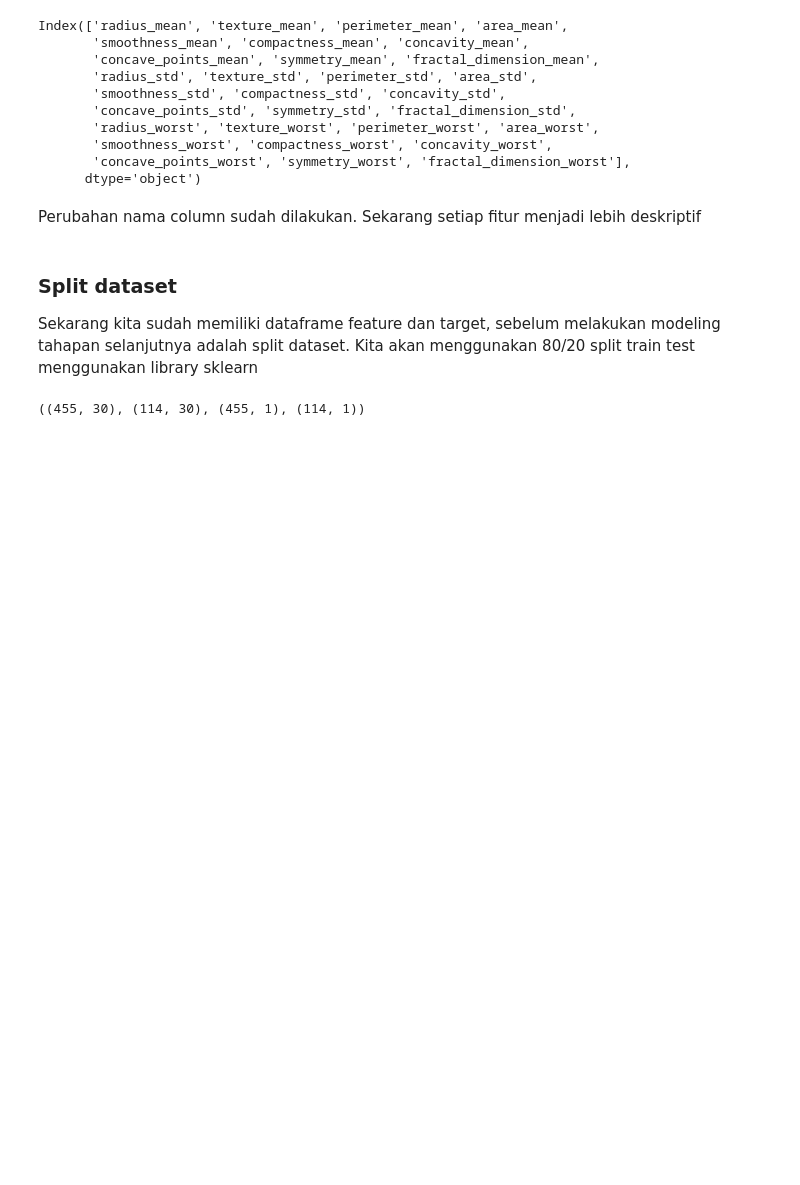
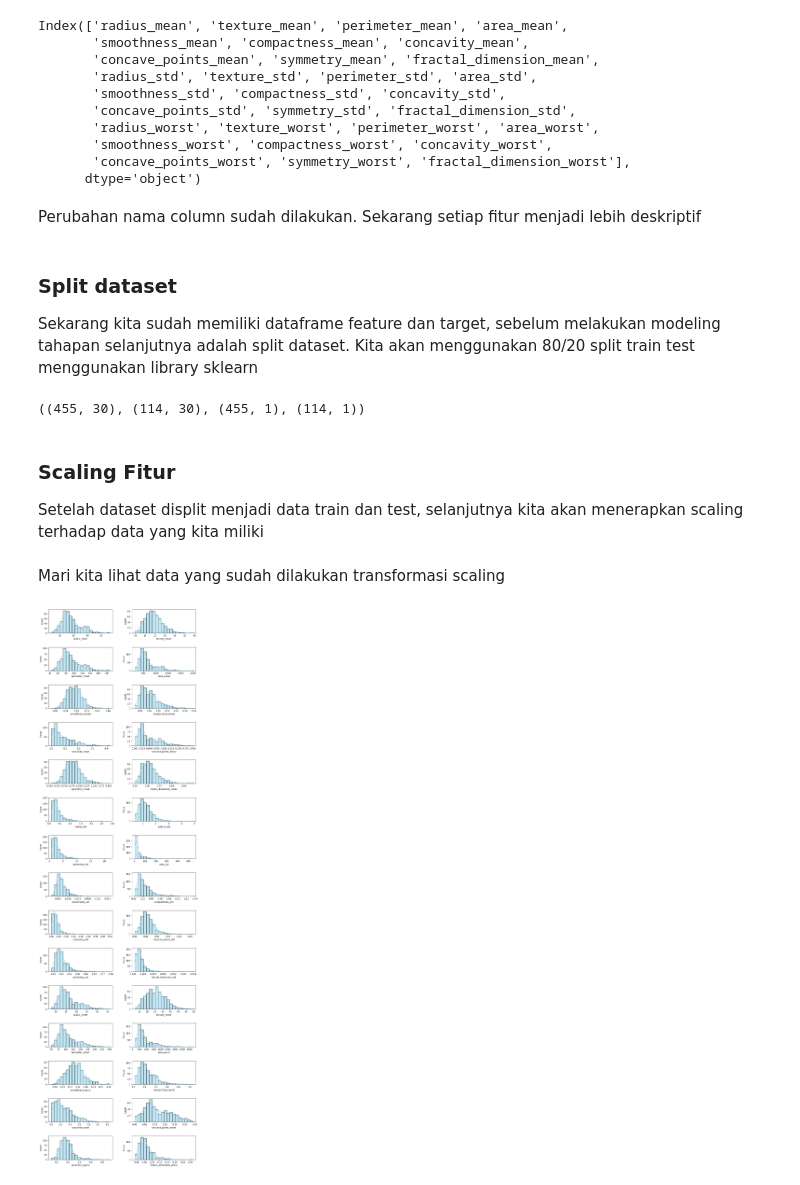
Before and after one commit to itsqal/analisa-tumor-klasifikasi-clustering, a Jupyter notebook: Analisis Prediktif dan Segmentasi Data Kanker Payudara.ipynb, the cells around one changed output. Drawn from its saved outputs; the diff is of its cells as text; code cells hidden in the pictures; blank space fills up the shorter version.

```diff
--- a/Analisis Prediktif dan Segmentasi Data Kanker Payudara.ipynb
+++ b/Analisis Prediktif dan Segmentasi Data Kanker Payudara.ipynb
@@ -395,3 +396,7 @@ X_train, X_test, y_train, y_test = train_test_split(X, y, test_size=0.2, random_
 X_train.shape, X_test.shape, y_train.shape, y_test.shape
 # %% [output]
 ((455, 30), (114, 30), (455, 1), (114, 1))
+# %% [markdown]
+### Scaling Fitur
+
+Setelah dataset displit menjadi data train dan test, selanjutnya kita akan menerapkan scaling terhadap data yang kita miliki
@@ -397,0 +405,27 @@ X_train.shape, X_test.shape, y_train.shape, y_test.shape
+# %%
+scaler = RobustScaler()
+
+# Robust Scaling
+X_train_scaled = scaler.fit_transform(X_train)
+X_test_scaled = scaler.transform(X_test)
+# %% [markdown]
+Mari kita lihat data yang sudah dilakukan transformasi scaling
+# %%
+feature_names = X_train.columns if isinstance(X_train, pd.DataFrame) else [f'Feature {i+1}' for i in range(X_train.shape[1])]
+
+X_scaled_df = pd.DataFrame(X_train_scaled, columns=feature_names)
+
+columns = X_scaled_df.columns
+n_bins = 20
+
+fig, axs = plt.subplots(15, 2, figsize=(12, 45), facecolor='w', edgecolor='k')
+plt.subplots_adjust(wspace=0.3, hspace=0.6)
+
+axs = axs.ravel()
+
+for i, column in enumerate(columns):
+    sns.histplot(X[column], bins=n_bins, ax=axs[i], color='skyblue', kde=True)
+
+plt.show()
+# %% [output]
+[figure, added]
```
Also changed, not shown: parts of 44 cells of this notebook, 1 other file.
